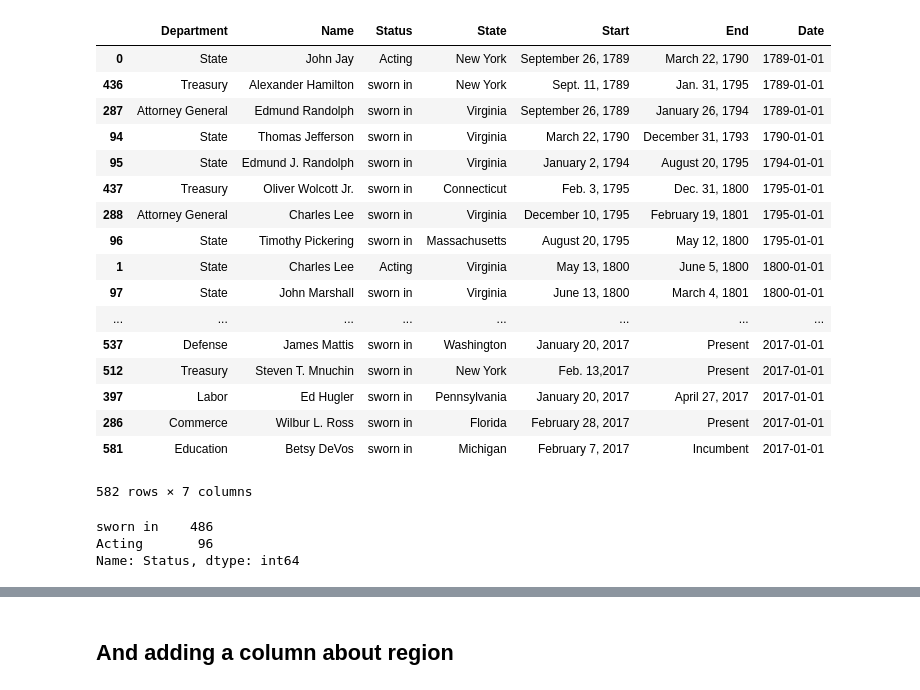
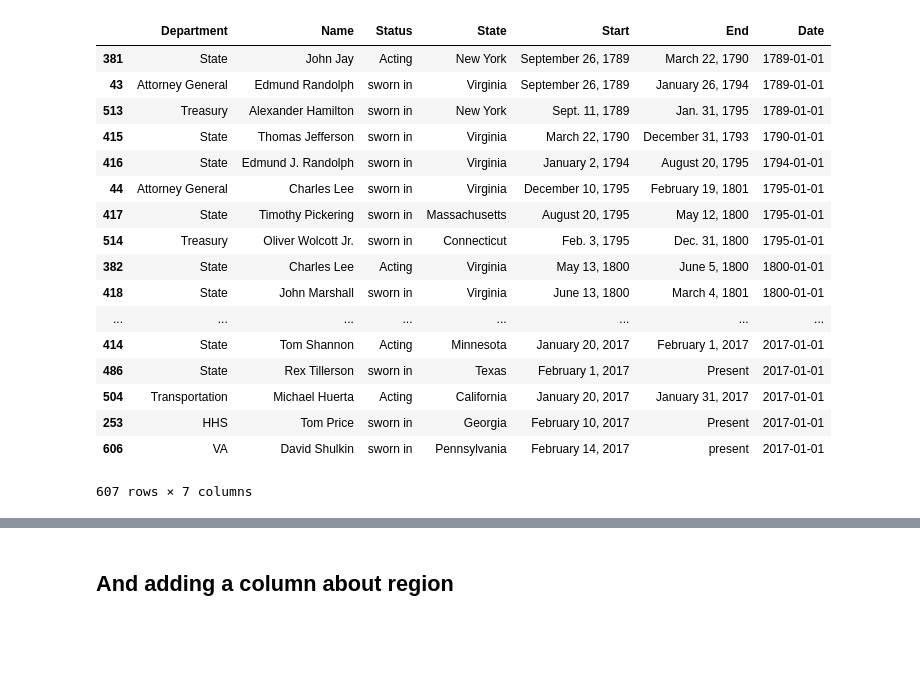
Before and after one commit to maijaliisa/studio-projects, a Jupyter notebook: code/AllThePresidentsCabinets/Presidential_Cabinet.ipynb, the cells around one changed output, grey strips where cells are left out. Saved outputs shown, nothing was run; the diff lists cells and outputs as text; code cells hidden in the pictures; blank space fills up the shorter version.

Commit message:
first push Cabinet Project

```diff
--- a/code/AllThePresidentsCabinets/Presidential_Cabinet.ipynb
+++ b/code/AllThePresidentsCabinets/Presidential_Cabinet.ipynb
@@ -4,34 +4,29 @@ import matplotlib as mpl
 import matplotlib.pyplot as plt
 import seaborn as sns
 # %%
-cabinet_df = pd.read_csv('Presidential Cabinet - TOTAL (2).csv')
-#cabinet_df
+cabinet_df = pd.read_csv('FINALFULLPresidential Cabinet - TOTAL (2).csv')
 #cabinet_df['Date'] = pd.to_datetime(cabinet_df.Start, format='%B %d, %Y')
 cabinet_df['Date'] = pd.to_datetime(cabinet_df.Start.str.extract("(\d\d\d\d)", expand=False))
 cabinet_df.sort_values(by='Date')
 # %% [output]
 |  | Department | Name | Status | State | Start | End | Date |
-| 0 | State | John Jay | Acting | New York | September 26, 1789 | March 22, 1790 | 1789-01-01 |
-| 436 | Treasury | Alexander Hamilton | sworn in | New York | Sept. 11, 1789 | Jan. 31, 1795 | 1789-01-01 |
-| 287 | Attorney General | Edmund Randolph | sworn in | Virginia | September 26, 1789 | January 26, 1794 | 1789-01-01 |
-| 94 | State | Thomas Jefferson | sworn in | Virginia | March 22, 1790 | December 31, 1793 | 1790-01-01 |
-| 95 | State | Edmund J. Randolph | sworn in | Virginia | January 2, 1794 | August 20, 1795 | 1794-01-01 |
-| 437 | Treasury | Oliver Wolcott Jr. | sworn in | Connecticut | Feb. 3, 1795 | Dec. 31, 1800 | 1795-01-01 |
-| 288 | Attorney General | Charles Lee | sworn in | Virginia | December 10, 1795 | February 19, 1801 | 1795-01-01 |
-| 96 | State | Timothy Pickering | sworn in | Massachusetts | August 20, 1795 | May 12, 1800 | 1795-01-01 |
-| 1 | State | Charles Lee | Acting | Virginia | May 13, 1800 | June 5, 1800 | 1800-01-01 |
-| 97 | State | John Marshall | sworn in | Virginia | June 13, 1800 | March 4, 1801 | 1800-01-01 |
+| 381 | State | John Jay | Acting | New York | September 26, 1789 | March 22, 1790 | 1789-01-01 |
+| 43 | Attorney General | Edmund Randolph | sworn in | Virginia | September 26, 1789 | January 26, 1794 | 1789-01-01 |
+| 513 | Treasury | Alexander Hamilton | sworn in | New York | Sept. 11, 1789 | Jan. 31, 1795 | 1789-01-01 |
+| 415 | State | Thomas Jefferson | sworn in | Virginia | March 22, 1790 | December 31, 1793 | 1790-01-01 |
+| 416 | State | Edmund J. Randolph | sworn in | Virginia | January 2, 1794 | August 20, 1795 | 1794-01-01 |
+| 44 | Attorney General | Charles Lee | sworn in | Virginia | December 10, 1795 | February 19, 1801 | 1795-01-01 |
+| 417 | State | Timothy Pickering | sworn in | Massachusetts | August 20, 1795 | May 12, 1800 | 1795-01-01 |
+| 514 | Treasury | Oliver Wolcott Jr. | sworn in | Connecticut | Feb. 3, 1795 | Dec. 31, 1800 | 1795-01-01 |
+| 382 | State | Charles Lee | Acting | Virginia | May 13, 1800 | June 5, 1800 | 1800-01-01 |
+| 418 | State | John Marshall | sworn in | Virginia | June 13, 1800 | March 4, 1801 | 1800-01-01 |
 | ... | ... | ... | ... | ... | ... | ... | ... |
-| 537 | Defense | James Mattis | sworn in | Washington | January 20, 2017 | Present | 2017-01-01 |
-| 512 | Treasury | Steven T. Mnuchin | sworn in | New York | Feb. 13,2017 | Present | 2017-01-01 |
-| 397 | Labor | Ed Hugler | sworn in | Pennsylvania | January 20, 2017 | April 27, 2017 | 2017-01-01 |
-| 286 | Commerce | Wilbur L. Ross | sworn in | Florida | February 28, 2017 | Present | 2017-01-01 |
-| 581 | Education | Betsy DeVos | sworn in | Michigan | February 7, 2017 | Incumbent | 2017-01-01 |
+| 414 | State | Tom Shannon | Acting | Minnesota | January 20, 2017 | February 1, 2017 | 2017-01-01 |
+| 486 | State | Rex Tillerson | sworn in | Texas | February 1, 2017 | Present | 2017-01-01 |
+| 504 | Transportation | Michael Huerta | Acting | California | January 20, 2017 | January 31, 2017 | 2017-01-01 |
+| 253 | HHS | Tom Price | sworn in | Georgia | February 10, 2017 | Present | 2017-01-01 |
+| 606 | VA | David Shulkin | sworn in | Pennsylvania | February 14, 2017 | present | 2017-01-01 |
-582 rows × 7 columns
+607 rows × 7 columns
 # %%
-cabinet_df['Status'].value_counts()
+#cabinet_df['Status'].value_counts()
-# %% [output]
-sworn in    486
-Acting       96
-Name: Status, dtype: int64
 # %%
```
Also changed, not shown: parts of 181 cells of this notebook, 31 other files.
